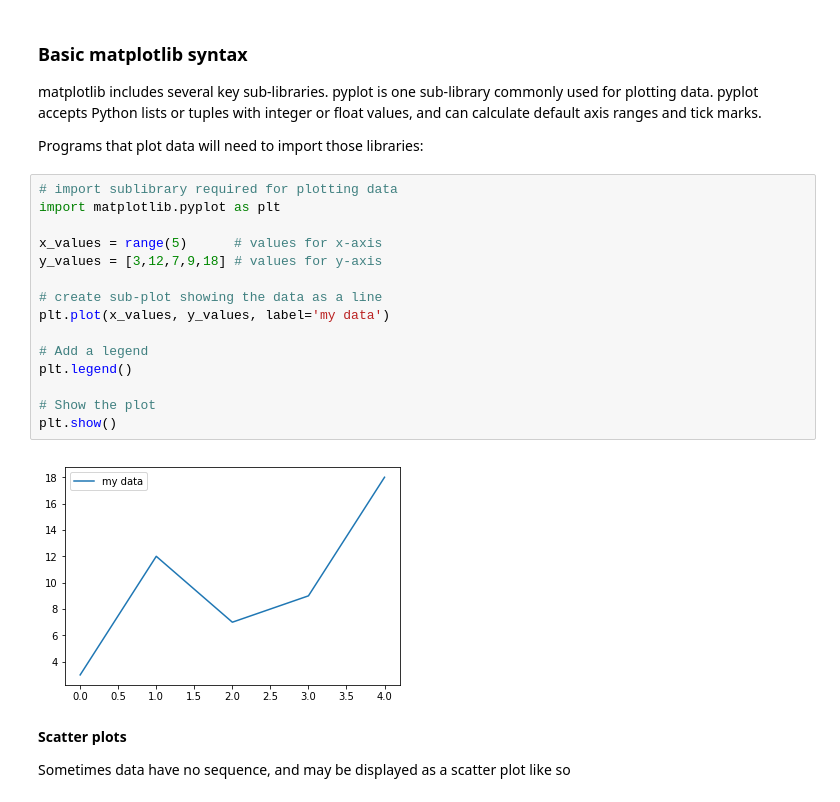
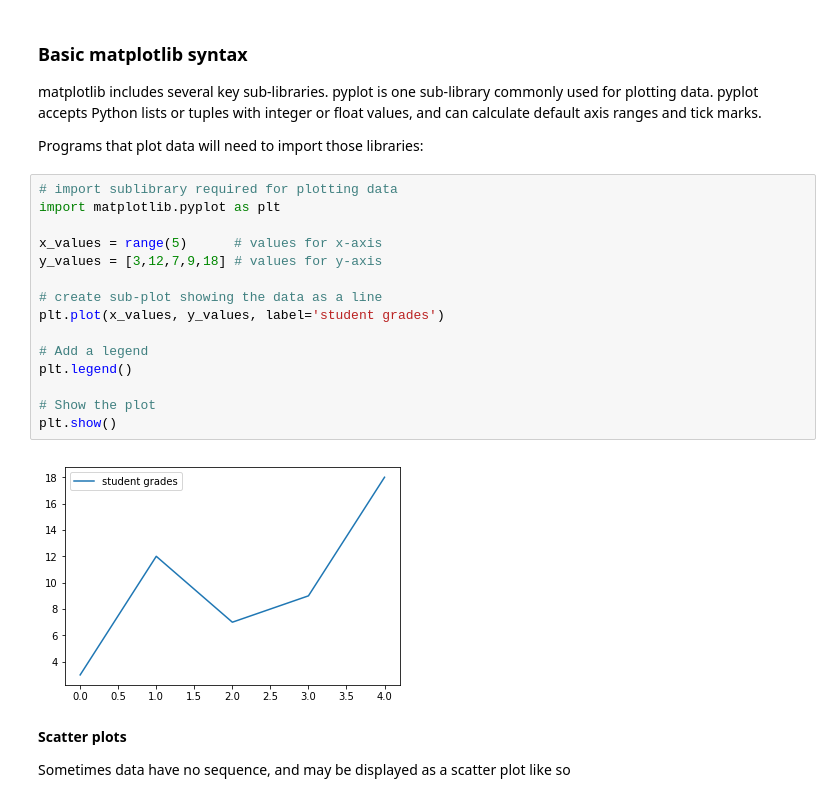
Before and after one commit to brendenwest/csc110, a Jupyter notebook: csc110.ipynb, the cells around one changed output. Drawn from its saved outputs; the diff is of its cells as text.

```diff
--- a/csc110.ipynb
+++ b/csc110.ipynb
@@ -969,20 +985,20 @@ Programs that plot data will need to import those libraries:
 # %%
 # import sublibrary required for plotting data
 import matplotlib.pyplot as plt
 
 x_values = range(5)      # values for x-axis
 y_values = [3,12,7,9,18] # values for y-axis
 
 # create sub-plot showing the data as a line
-plt.plot(x_values, y_values, label='my data')
+plt.plot(x_values, y_values, label='student grades')
 
 # Add a legend
 plt.legend()
 
 # Show the plot
 plt.show()
 # %% [output]
-[figure, old version]
+[figure, new version]
 # %% [markdown]
 **Scatter plots**
 
```
Also changed, not shown: parts of 14 cells of this notebook.
